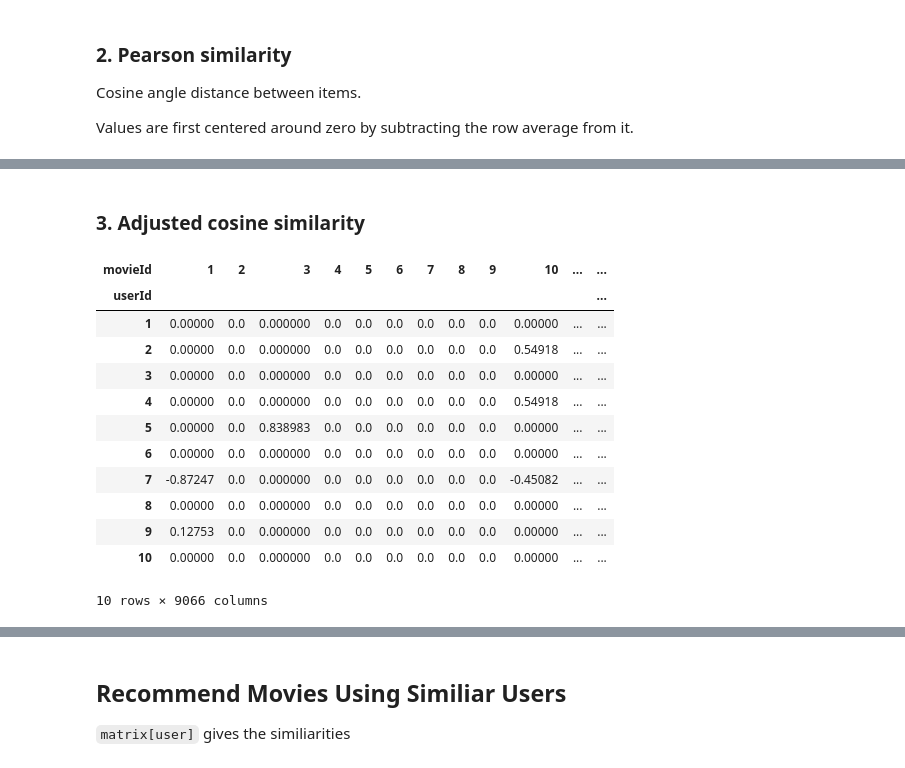
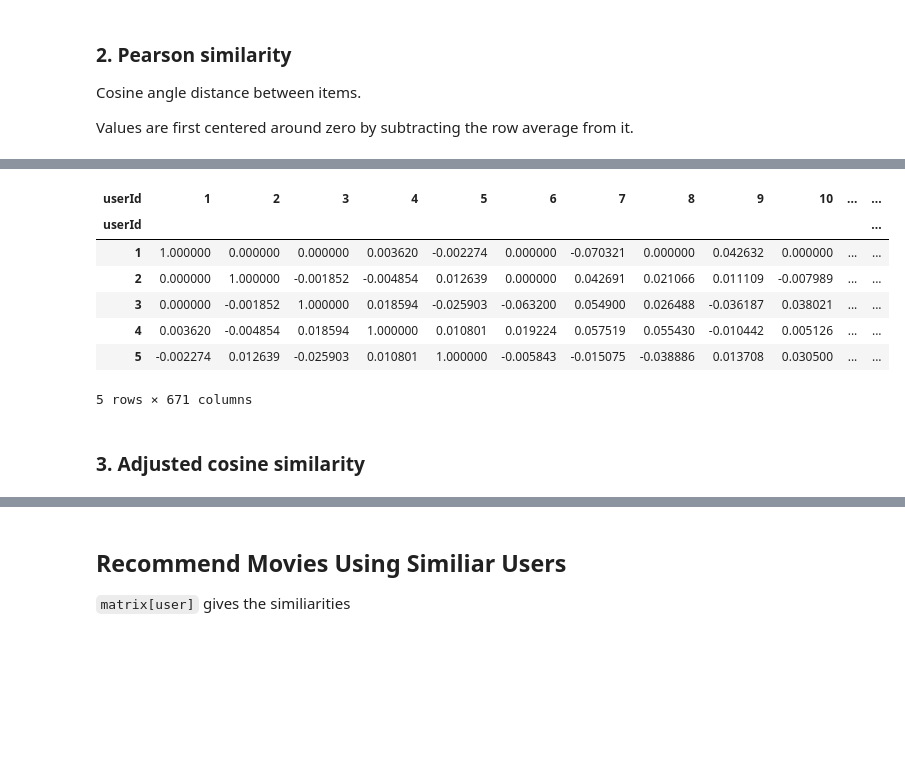
Before and after one commit to jsmienk/MLBD, a Jupyter notebook: recommender/2-collaborative-filtering.ipynb, the cells around one changed output, grey strips where cells are left out. Drawn from its saved outputs; the diff is of its cells as text; code cells hidden in the pictures; blank space fills up the shorter version.

```diff
--- a/recommender/2-collaborative-filtering.ipynb
+++ b/recommender/2-collaborative-filtering.ipynb
@@ -208,20 +197,16 @@ array([[ 1.        ,  0.        ,  0.        , ...,  0.        ,
+# %%
+pearson_user_user_df = pd.DataFrame(cosine_similarity(centered_user_item_df.fillna(0)),
+                                    index=user_item_df.index,
+                                    columns=user_item_df.index)
+pearson_user_user_df.head()
+# %% [output]
+| userId | 1 | 2 | 3 | 4 | 5 | 6 | 7 | 8 | 9 | 10 | ... | ... |
+| userId |  |  |  |  |  |  |  |  |  |  |  | ... |
+| 1 | 1.000000 | 0.000000 | 0.000000 | 0.003620 | -0.002274 | 0.000000 | -0.070321 | 0.000000 | 0.042632 | 0.000000 | ... | ... |
+| 2 | 0.000000 | 1.000000 | -0.001852 | -0.004854 | 0.012639 | 0.000000 | 0.042691 | 0.021066 | 0.011109 | -0.007989 | ... | ... |
+| 3 | 0.000000 | -0.001852 | 1.000000 | 0.018594 | -0.025903 | -0.063200 | 0.054900 | 0.026488 | -0.036187 | 0.038021 | ... | ... |
+| 4 | 0.003620 | -0.004854 | 0.018594 | 1.000000 | 0.010801 | 0.019224 | 0.057519 | 0.055430 | -0.010442 | 0.005126 | ... | ... |
+| 5 | -0.002274 | 0.012639 | -0.025903 | 0.010801 | 1.000000 | -0.005843 | -0.015075 | -0.038886 | 0.013708 | 0.030500 | ... | ... |
+5 rows × 671 columns
 # %% [markdown]
 ### 3. Adjusted cosine similarity
-# %%
-centered_item_user_df = user_item_df.copy().fillna(0)
-centered_item_user_df[centered_item_user_df > 0] -= ratings.groupby('movieId').mean().rating
-centered_item_user_df.head(10)
-# %% [output]
-| movieId | 1 | 2 | 3 | 4 | 5 | 6 | 7 | 8 | 9 | 10 | ... | ... |
-| userId |  |  |  |  |  |  |  |  |  |  |  | ... |
-| 1 | 0.00000 | 0.0 | 0.000000 | 0.0 | 0.0 | 0.0 | 0.0 | 0.0 | 0.0 | 0.00000 | ... | ... |
-| 2 | 0.00000 | 0.0 | 0.000000 | 0.0 | 0.0 | 0.0 | 0.0 | 0.0 | 0.0 | 0.54918 | ... | ... |
-| 3 | 0.00000 | 0.0 | 0.000000 | 0.0 | 0.0 | 0.0 | 0.0 | 0.0 | 0.0 | 0.00000 | ... | ... |
-| 4 | 0.00000 | 0.0 | 0.000000 | 0.0 | 0.0 | 0.0 | 0.0 | 0.0 | 0.0 | 0.54918 | ... | ... |
-| 5 | 0.00000 | 0.0 | 0.838983 | 0.0 | 0.0 | 0.0 | 0.0 | 0.0 | 0.0 | 0.00000 | ... | ... |
-| 6 | 0.00000 | 0.0 | 0.000000 | 0.0 | 0.0 | 0.0 | 0.0 | 0.0 | 0.0 | 0.00000 | ... | ... |
-| 7 | -0.87247 | 0.0 | 0.000000 | 0.0 | 0.0 | 0.0 | 0.0 | 0.0 | 0.0 | -0.45082 | ... | ... |
-| 8 | 0.00000 | 0.0 | 0.000000 | 0.0 | 0.0 | 0.0 | 0.0 | 0.0 | 0.0 | 0.00000 | ... | ... |
-| 9 | 0.12753 | 0.0 | 0.000000 | 0.0 | 0.0 | 0.0 | 0.0 | 0.0 | 0.0 | 0.00000 | ... | ... |
-| 10 | 0.00000 | 0.0 | 0.000000 | 0.0 | 0.0 | 0.0 | 0.0 | 0.0 | 0.0 | 0.00000 | ... | ... |
-10 rows × 9066 columns
```
Also changed, not shown: parts of 20 cells of this notebook, 1 other file.
